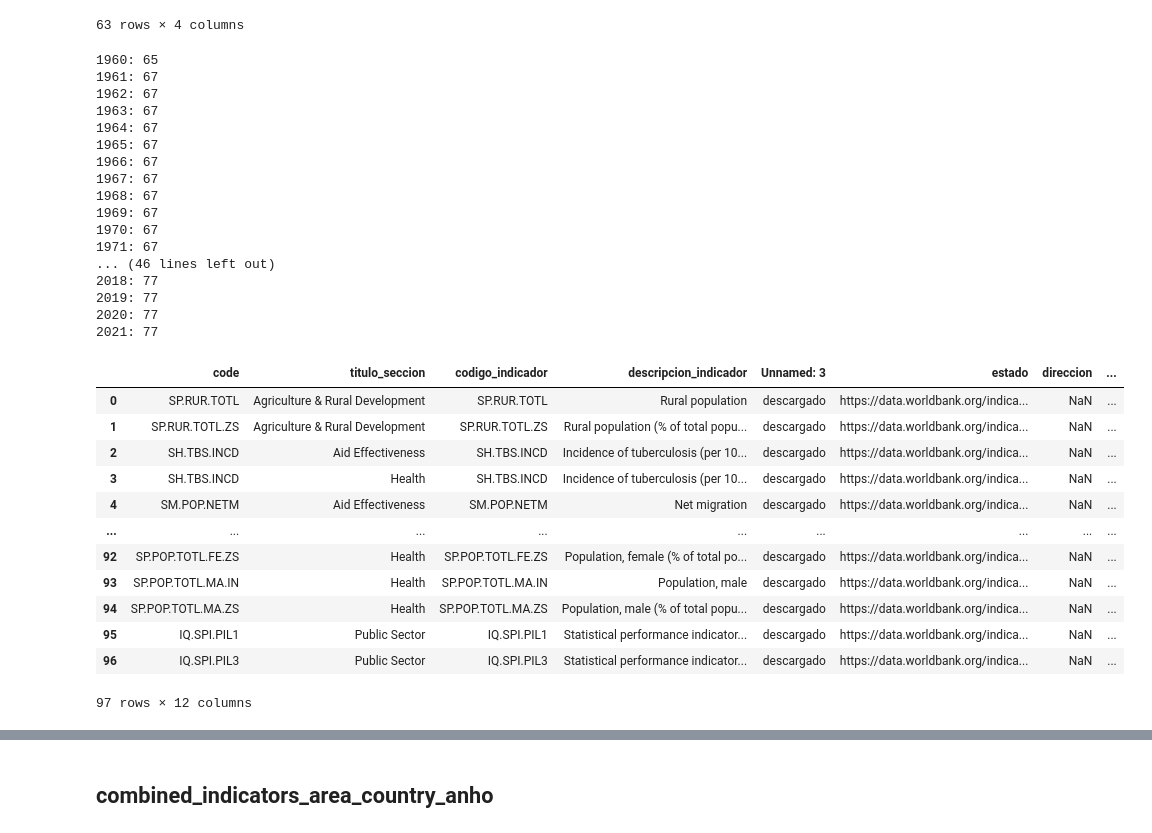
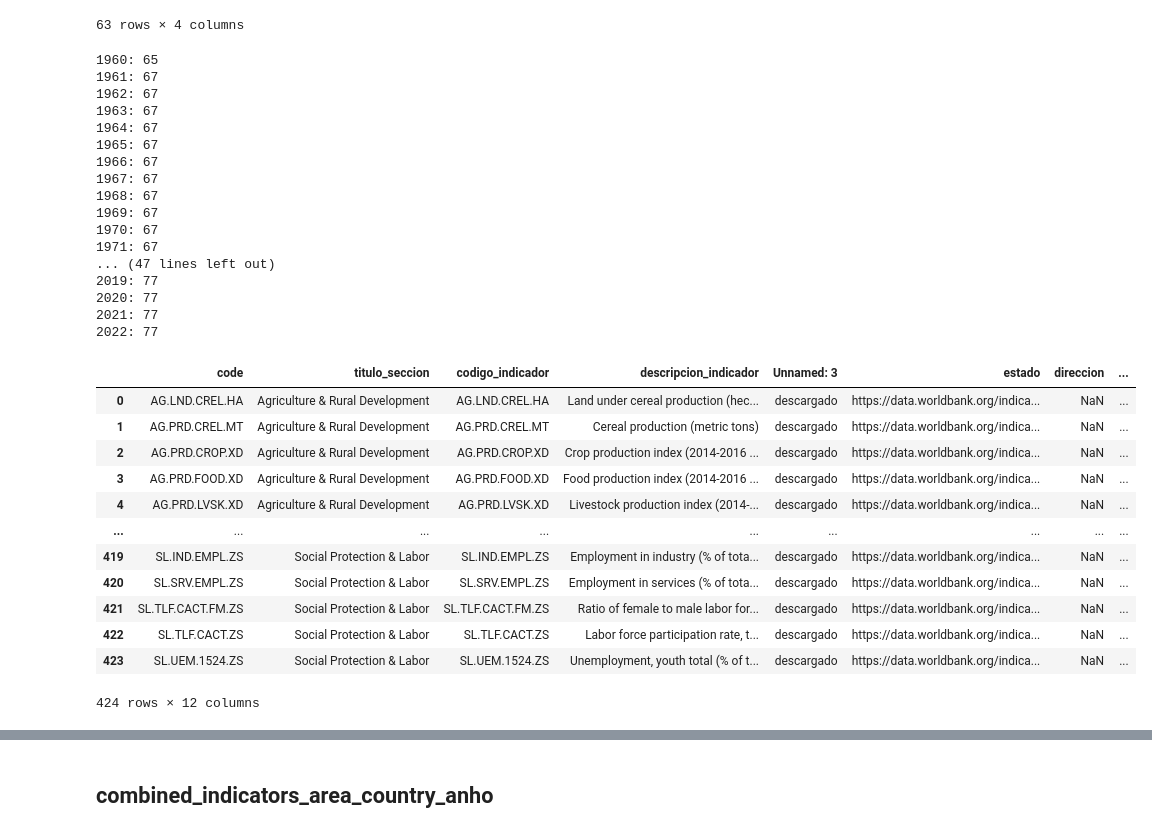
Before and after one commit to mkiszkur/TT1, a Jupyter notebook: 03_eda/EDA_entrega_3.ipynb, the cells around one changed output, grey strips where cells are left out. Drawn from its saved outputs; the diff is of its cells as text; code cells hidden in the pictures.

```diff
--- a/03_eda/EDA_entrega_3.ipynb
+++ b/03_eda/EDA_entrega_3.ipynb
@@ -132,34 +185,28 @@ df_indicators[df_indicators['indicator']=='SP.RUR.TOTL.ZS']
 ### Cuenta la cantidad de indicatdores que tienen ratio mayor que alpha por año.###
 
 
-alpha = 0.95
+def cantidad_indicadores (alpha, anho_desde, anho_hasta, df):
 
-df_indicators = data.copy()
-df_indicators = df_indicators[df_indicators['anho'] <= 2022]
+    df = df[df['anho'] <= anho_hasta]
+
+    # Filtrar los datos y contar los indicadores válidos año por año
+    for x in range(1960, 2023):
+        # Filtrar los datos para incluir solo los años desde x en adelante
+        df = df[df['anho'] >= x]
+
+        # Agrupar por indicador y filtrar aquellos que cumplen la condición en todos sus registros
+        indicators = df.groupby('indicator').filter(lambda x: (x['ratio_ones'] >= alpha).all())['indicator'].unique()
 
 
-# Convertir la columna 'anho' a tipo entero
-df_indicators['anho'] = df_indicators['anho'].astype(int)
+        # Contar el número de indicadores únicos que cumplen con la condición
+        cant = indicators.shape[0]
 
+        # Imprimir el resultado
+        print(f'{x}: {cant}')
 
-# Agrupar por indicador y filtrar aquellos que cumplen la condición en todos sus registros
-#indicators = df_indicators.groupby('indicator').filter(lambda x: (x['ratio_ones'] >= alpha).all())['indicator'].unique()
-#indicators
+df = data.copy()
 
-# Filtrar los datos y contar los indicadores válidos año por año
-for x in range(1960, 2022):
-    # Filtrar los datos para incluir solo los años desde x en adelante
-    df_indicators = df_indicators[df_indicators['anho'] >= x]
-
-    # Agrupar por indicador y filtrar aquellos que cumplen la condición en todos sus registros
-    indicators = df_indicators.groupby('indicator').filter(lambda x: (x['ratio_ones'] >= alpha).all())['indicator'].unique()
-
-
-    # Contar el número de indicadores únicos que cumplen con la condición
-    cant = indicators.shape[0]
-
-    # Imprimir el resultado
-    print(f'{x}: {cant}')
+cantidad_indicadores (0.95, 1960, 2022, df)
 # %% [output]
 1960: 65
 1961: 67
@@ -173,45 +220,45 @@ for x in range(1960, 2022):
 1969: 67
 1970: 67
 1971: 67
-... (46 lines left out)
-2018: 77
+... (47 lines left out)
 2019: 77
 2020: 77
 2021: 77
+2022: 77
 # %%
 
 def filtrar_dataset_por_anho_y_alpha(data, anho, alpha):
     df_indicators = data.copy()
     df_indicators = df_indicators[df_indicators['anho'] <= 2022]
     df_indicators = df_indicators[df_indicators['anho'] >= anho]
 
     # Convertir la columna 'anho' a tipo entero
     df_indicators['anho'] = df_indicators['anho'].astype(int)
     indicators = pd.DataFrame(df_indicators.groupby('indicator').filter(lambda x: (x['ratio_ones'] >= alpha).all())['indicator'].unique())
     indicators.columns = ['code']
 
     indicadores_path = path_data / 'merged_resultados_indicadores.csv'
 
     df_indicadores = pd.read_csv(indicadores_path)
 
     # Realizar el merge usando el campo codigo_indicador en resultados y INDICATOR_CODE en indicadores
     merged_data = pd.merge(indicators, df_indicadores, left_on='code', right_on='INDICATOR_CODE', how='inner')
-    merged_data.to_csv(path_data / f'indicadores_filtrados_{anho}.csv', index=False)
+    merged_data[['titulo_seccion', 'codigo_indicador', 'INDICATOR_NAME', 'estado']].to_csv(path_data / f'indicadores_filtrados_{anho}.csv', index=False)
     return merged_data
 
-d = filtrar_dataset_por_anho_y_alpha(data, 2022, 0.95)
+d = filtrar_dataset_por_anho_y_alpha(data, 2012, 0.80)
 d
 # %% [output]
 |  | code | titulo_seccion | codigo_indicador | descripcion_indicador | Unnamed: 3 | estado | direccion | ... |
-| 0 | SP.RUR.TOTL | Agriculture & Rural Development | SP.RUR.TOTL | Rural population | descargado | https://data.worldbank.org/indica... | NaN | ... |
-| 1 | SP.RUR.TOTL.ZS | Agriculture & Rural Development | SP.RUR.TOTL.ZS | Rural population (% of total popu... | descargado | https://data.worldbank.org/indica... | NaN | ... |
-| 2 | SH.TBS.INCD | Aid Effectiveness | SH.TBS.INCD | Incidence of tuberculosis (per 10... | descargado | https://data.worldbank.org/indica... | NaN | ... |
-| 3 | SH.TBS.INCD | Health | SH.TBS.INCD | Incidence of tuberculosis (per 10... | descargado | https://data.worldbank.org/indica... | NaN | ... |
-| 4 | SM.POP.NETM | Aid Effectiveness | SM.POP.NETM | Net migration | descargado | https://data.worldbank.org/indica... | NaN | ... |
+| 0 | AG.LND.CREL.HA | Agriculture & Rural Development | AG.LND.CREL.HA | Land under cereal production (hec... | descargado | https://data.worldbank.org/indica... | NaN | ... |
+| 1 | AG.PRD.CREL.MT | Agriculture & Rural Development | AG.PRD.CREL.MT | Cereal production (metric tons) | descargado | https://data.worldbank.org/indica... | NaN | ... |
+| 2 | AG.PRD.CROP.XD | Agriculture & Rural Development | AG.PRD.CROP.XD | Crop production index (2014-2016 ... | descargado | https://data.worldbank.org/indica... | NaN | ... |
+| 3 | AG.PRD.FOOD.XD | Agriculture & Rural Development | AG.PRD.FOOD.XD | Food production index (2014-2016 ... | descargado | https://data.worldbank.org/indica... | NaN | ... |
+| 4 | AG.PRD.LVSK.XD | Agriculture & Rural Development | AG.PRD.LVSK.XD | Livestock production index (2014-... | descargado | https://data.worldbank.org/indica... | NaN | ... |
 | ... | ... | ... | ... | ... | ... | ... | ... | ... |
-| 92 | SP.POP.TOTL.FE.ZS | Health | SP.POP.TOTL.FE.ZS | Population, female (% of total po... | descargado | https://data.worldbank.org/indica... | NaN | ... |
-| 93 | SP.POP.TOTL.MA.IN | Health | SP.POP.TOTL.MA.IN | Population, male | descargado | https://data.worldbank.org/indica... | NaN | ... |
-| 94 | SP.POP.TOTL.MA.ZS | Health | SP.POP.TOTL.MA.ZS | Population, male (% of total popu... | descargado | https://data.worldbank.org/indica... | NaN | ... |
-| 95 | IQ.SPI.PIL1 | Public Sector | IQ.SPI.PIL1 | Statistical performance indicator... | descargado | https://data.worldbank.org/indica... | NaN | ... |
-| 96 | IQ.SPI.PIL3 | Public Sector | IQ.SPI.PIL3 | Statistical performance indicator... | descargado | https://data.worldbank.org/indica... | NaN | ... |
+| 419 | SL.IND.EMPL.ZS | Social Protection & Labor | SL.IND.EMPL.ZS | Employment in industry (% of tota... | descargado | https://data.worldbank.org/indica... | NaN | ... |
+| 420 | SL.SRV.EMPL.ZS | Social Protection & Labor | SL.SRV.EMPL.ZS | Employment in services (% of tota... | descargado | https://data.worldbank.org/indica... | NaN | ... |
+| 421 | SL.TLF.CACT.FM.ZS | Social Protection & Labor | SL.TLF.CACT.FM.ZS | Ratio of female to male labor for... | descargado | https://data.worldbank.org/indica... | NaN | ... |
+| 422 | SL.TLF.CACT.ZS | Social Protection & Labor | SL.TLF.CACT.ZS | Labor force participation rate, t... | descargado | https://data.worldbank.org/indica... | NaN | ... |
+| 423 | SL.UEM.1524.ZS | Social Protection & Labor | SL.UEM.1524.ZS | Unemployment, youth total (% of t... | descargado | https://data.worldbank.org/indica... | NaN | ... |
-97 rows × 12 columns
+424 rows × 12 columns
```
Also changed, not shown: parts of 35 cells of this notebook, 7 other files.
